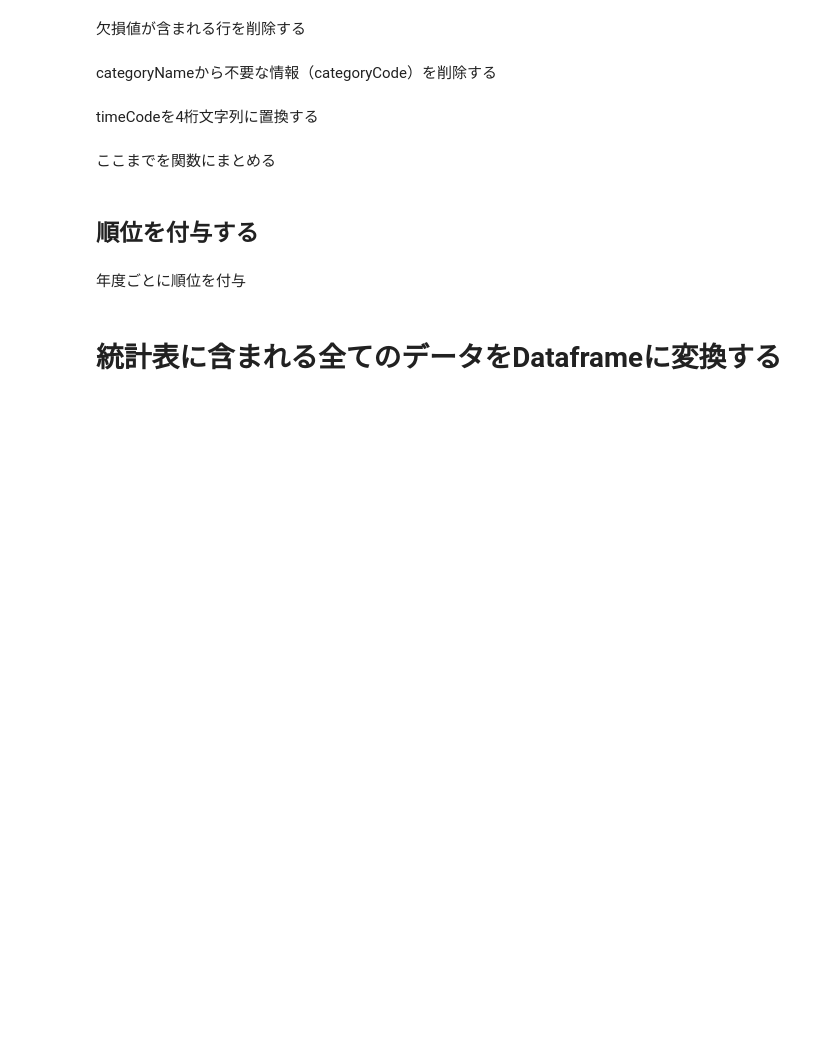
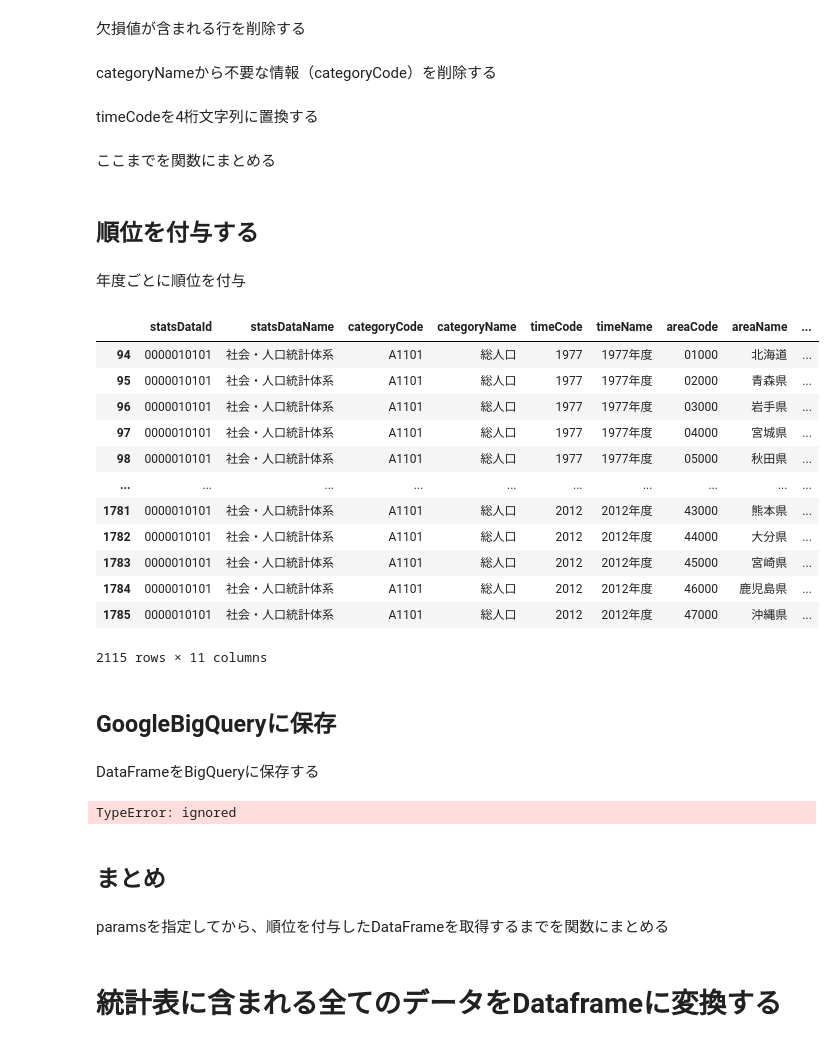
Before and after one commit to dicechick373/dicechick373, a Jupyter notebook: estat_APIのデータ分析.ipynb, the cells around one changed output. Drawn from its saved outputs; the diff is of its cells as text; code cells hidden in the pictures; blank space fills up the shorter version.

```diff
--- a/estat_APIのデータ分析.ipynb
+++ b/estat_APIのデータ分析.ipynb
@@ -234,26 +246,33 @@ def conv_estat_response_to_dataframe(response):
   # CLASS_INF
   CLASS_OBJ = res['GET_STATS_DATA']['STATISTICAL_DATA']['CLASS_INF']['CLASS_OBJ']
 
+  # TABLE_INF
+  TABLE_INF = res['GET_STATS_DATA']['STATISTICAL_DATA']['TABLE_INF']
+
   # VALUE
   VALUE = res['GET_STATS_DATA']['STATISTICAL_DATA']['DATA_INF']['VALUE']
 
-  df_value = pd.json_normalize(VALUE)
+  # VALUEをDataFrameに変換
+  df_res = pd.json_normalize(VALUE)
 
+  # CLASS_OBJのDataFrameを結合
   for d in CLASS_OBJ :
-    # キー名を取得 @time,@area,,,
-    key_name = '@{}'.format(d['@id'])
-
     # DataFrameに変換 '@code','@name'だけ抽出
     df_class = pd.json_normalize(d['CLASS'])
     df_class = df_class.copy()[['@code','@name']]
 
     # @codeをキー名に変更 @nameをキー名＋'_name'に変更
+    key_name = '@{}'.format(d['@id'])
     df_class = df_class.rename(columns={'@code':key_name,'@name': key_name+'_name'})
 
     # DataFrameを結合
-    df_value = pd.merge(df_value, df_class, on=key_name, how='outer')
+    df_res = pd.merge(df_res, df_class, on=key_name, how='outer')
 
-  return df_value
+  # 統計情報を追加
+  df_res['statsDataId'] = TABLE_INF['@id']
+  df_res['statsDataName'] = TABLE_INF['STAT_NAME']['$']
+
+  return df_res
 
 df_org = conv_estat_response_to_dataframe(res)
-df_org
+# df_org
@@ -309,56 +314,85 @@ df_1['timeCode'] = df_1.apply(lambda x: x['timeCode'][:4], 1)
 # %% [markdown]
 ここまでを関数にまとめる
 # %%
-def  format_estat_dataframe(df_org):
+def  format_estat_dataframe(df_arg):
   # 必要な列だけ抽出
-  df =  df_org[['@cat01','@cat01_name','@time','@time_name','@area','@area_name','$','@unit']]
+  df_res =  df_arg[['statsDataId','statsDataName','@cat01','@cat01_name','@time','@time_name','@area','@area_name','$','@unit']]
 
   # 列名の変更
   columns = {'@cat01':'categoryCode','@cat01_name':'categoryName','@time':'timeCode','@time_name':'timeName','@area':'areaCode','@area_name':'areaName','$':'value','@unit':'unit'}
-  df = df.rename(columns=columns)
+  df_res = df_res.rename(columns=columns)
 
   # 欠損データ削除
-  df = df.dropna()
+  df_res = df_res.dropna()
 
   # categoryNameから不要な情報（categoryCode）を削除
-  df['categoryName'] = df.apply(lambda x: x['categoryName'].replace(x['categoryCode']+'_', ''), 1)
+  df_res['categoryName'] = df_res.apply(lambda x: x['categoryName'].replace(x['categoryCode']+'_', ''), 1)
 
   # timeCodeを文字列4桁に置換
-  df['timeCode'] = df_1.apply(lambda x: x['timeCode'][:4], 1)
+  df_res['timeCode'] = df_res.apply(lambda x: x['timeCode'][:4], 1)
 
-  return df
+  return df_res
 
 df_fmt = format_estat_dataframe(df_org)
-df_fmt
+# df_fmt
 # %% [markdown]
 ## 順位を付与する
 # %% [markdown]
 年度ごとに順位を付与
 # %%
-def get_estat_dataframe_withrank(df_arg):
+def format_estat_dataframe_withrank(df_arg):
 
   # 年度リストを作成
   times = df_arg['timeCode'].tolist()
   times = list(set(times))
 
   # 返却するDataFrameの定義
-  cols = ['categoryCode', 'categoryName','timeCode','timeName','areaCode','areaName','value','unit','rank']
-  df_res = pd.DataFrame(index=[], columns=cols)
+  df_res = pd.DataFrame(index=[], columns=[])
 
   # 年度毎に順位を付与
   for time in times:
 
     # 単年度のdataを抽出
     df_time = df_arg.copy()[df_arg['timeCode'] == time]
 
     # valueを数値に変換して、'rank'を付与
     df_time = df_time.astype({'value': int})
     df_time['rank'] = df_time.rank(ascending=False)['value'].astype(int).astype(str)
 
     # 結合
     df_res = pd.concat([df_res, df_time])
 
   return df_res
 
-df_last = get_estat_dataframe_withrank(df_fmt)
+df_last = format_estat_dataframe_withrank(df_fmt)
 df_last
+# %% [output]
+|  | statsDataId | statsDataName | categoryCode | categoryName | timeCode | timeName | areaCode | areaName | ... |
+| 94 | 0000010101 | 社会・人口統計体系 | A1101 | 総人口 | 1977 | 1977年度 | 01000 | 北海道 | ... |
+| 95 | 0000010101 | 社会・人口統計体系 | A1101 | 総人口 | 1977 | 1977年度 | 02000 | 青森県 | ... |
+| 96 | 0000010101 | 社会・人口統計体系 | A1101 | 総人口 | 1977 | 1977年度 | 03000 | 岩手県 | ... |
+| 97 | 0000010101 | 社会・人口統計体系 | A1101 | 総人口 | 1977 | 1977年度 | 04000 | 宮城県 | ... |
+| 98 | 0000010101 | 社会・人口統計体系 | A1101 | 総人口 | 1977 | 1977年度 | 05000 | 秋田県 | ... |
+| ... | ... | ... | ... | ... | ... | ... | ... | ... | ... |
+| 1781 | 0000010101 | 社会・人口統計体系 | A1101 | 総人口 | 2012 | 2012年度 | 43000 | 熊本県 | ... |
+| 1782 | 0000010101 | 社会・人口統計体系 | A1101 | 総人口 | 2012 | 2012年度 | 44000 | 大分県 | ... |
+| 1783 | 0000010101 | 社会・人口統計体系 | A1101 | 総人口 | 2012 | 2012年度 | 45000 | 宮崎県 | ... |
+| 1784 | 0000010101 | 社会・人口統計体系 | A1101 | 総人口 | 2012 | 2012年度 | 46000 | 鹿児島県 | ... |
+| 1785 | 0000010101 | 社会・人口統計体系 | A1101 | 総人口 | 2012 | 2012年度 | 47000 | 沖縄県 | ... |
+2115 rows × 11 columns
+# %% [markdown]
+## GoogleBigQueryに保存
+# %% [markdown]
+DataFrameをBigQueryに保存する
+# %%
+project_id='primal-buttress-342908'
+table='test3'
+
+# データフレームの内容をBigQueryのテーブルに追加
+df_last.to_gbq( table, project_id=project_id, if_exists="append")
+# %% [output]
+TypeError: ignored
+# %% [markdown]
+## まとめ
+# %% [markdown]
+paramsを指定してから、順位を付与したDataFrameを取得するまでを関数にまとめる
```
Also changed, not shown: parts of 12 cells of this notebook.
